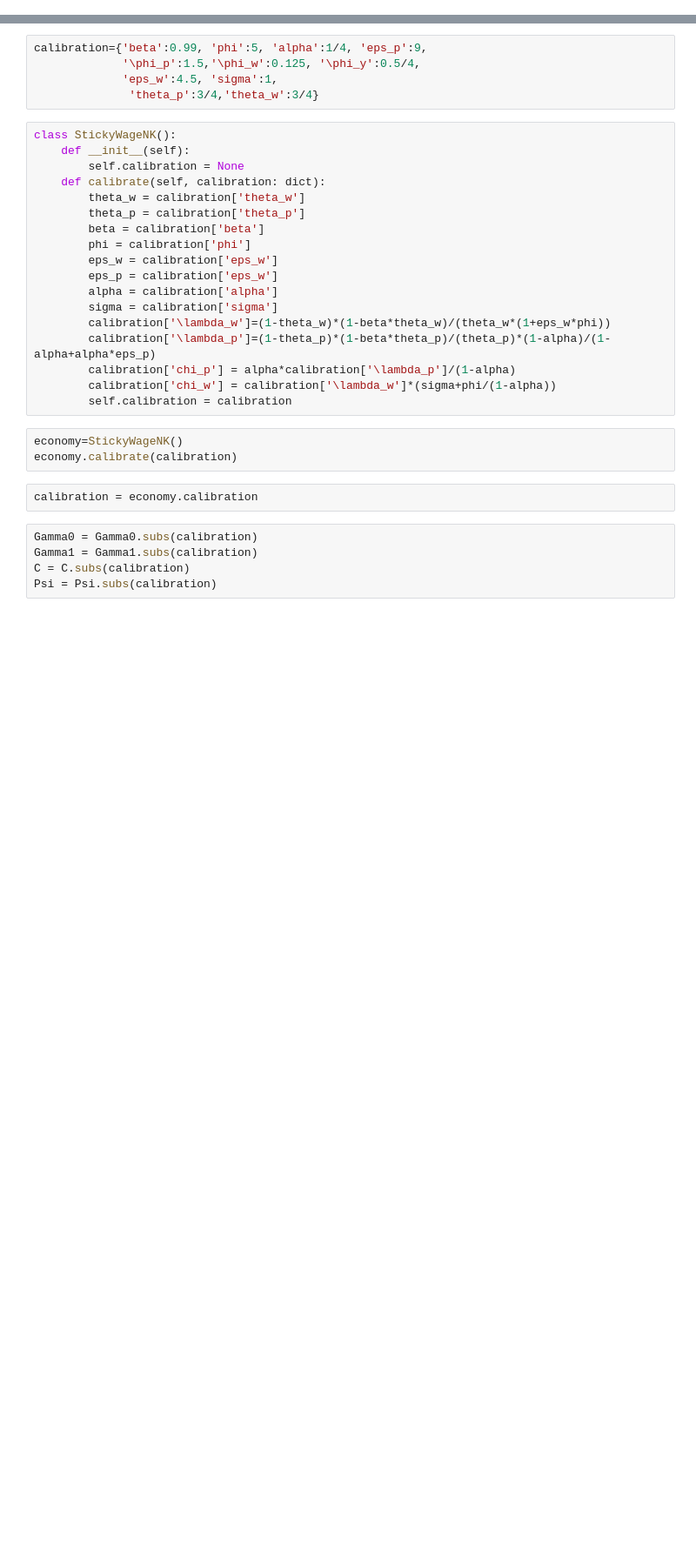
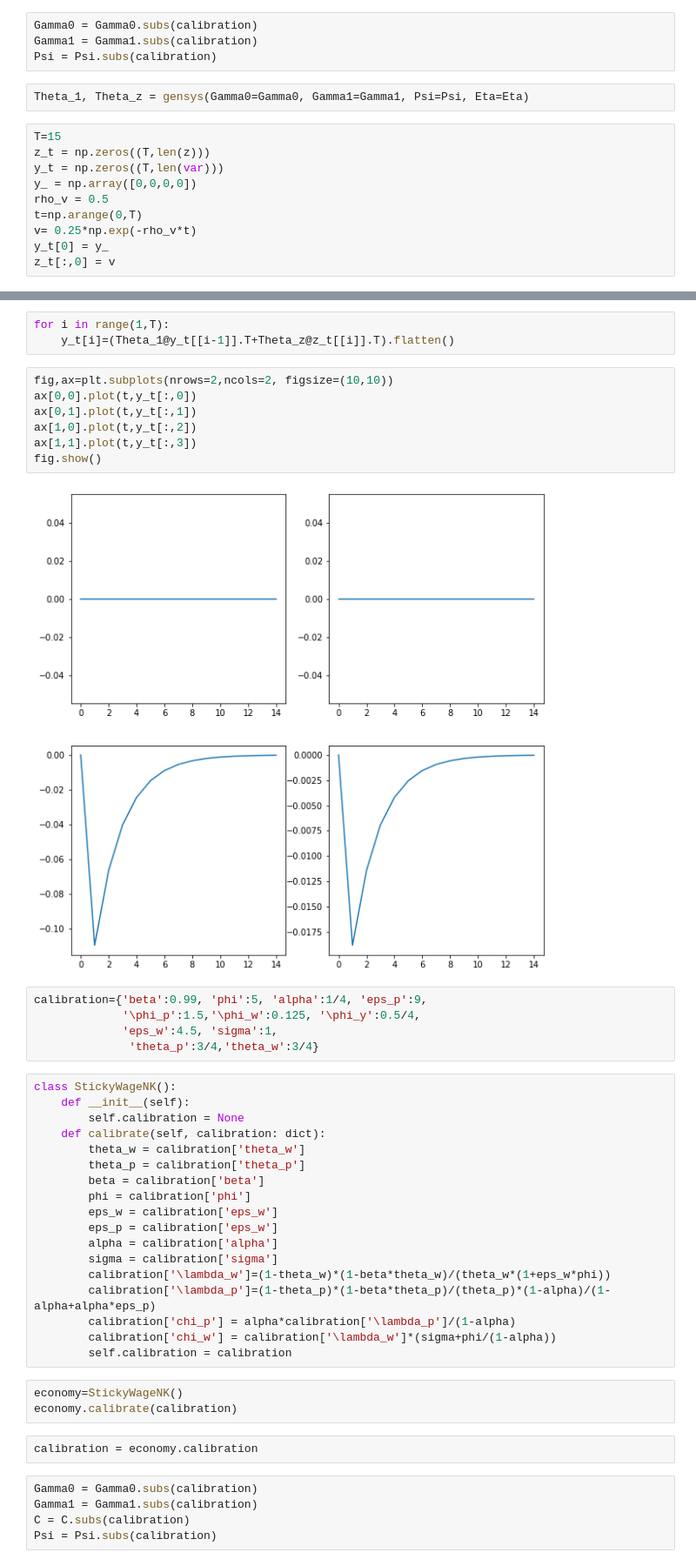
Before and after one commit to TrellixVulnTeam/python_tutorial_B467, a Jupyter notebook: gensys/gensys.ipynb, the cells around one changed output, grey strips where cells are left out. Shown at 87% size. Cells and saved outputs as stored; diff of their text form; blank space fills up the shorter version.

```diff
--- a/gensys/gensys.ipynb
+++ b/gensys/gensys.ipynb
@@ -32,0 +125,16 @@ Eta = sym.Matrix([[0,1,0,0]]).T
+# %%
+Gamma0 = Gamma0.subs(calibration)
+Gamma1 = Gamma1.subs(calibration)
+Psi = Psi.subs(calibration)
+# %%
+Theta_1, Theta_z = gensys(Gamma0=Gamma0, Gamma1=Gamma1, Psi=Psi, Eta=Eta)
+# %%
+T=15
+z_t = np.zeros((T,len(z)))
+y_t = np.zeros((T,len(var)))
+y_ = np.array([0,0,0,0])
+rho_v = 0.5
+t=np.arange(0,T)
+v= 0.25*np.exp(-rho_v*t)
+y_t[0] = y_
+z_t[:,0] = v
@@ -33,3 +152,15 @@ Eta = sym.Matrix([[0,1,0,0]]).T
+# %%
+for i in range(1,T):
+    y_t[i]=(Theta_1@y_t[[i-1]].T+Theta_z@z_t[[i]].T).flatten()
+# %%
+fig,ax=plt.subplots(nrows=2,ncols=2, figsize=(10,10))
+ax[0,0].plot(t,y_t[:,0])
+ax[0,1].plot(t,y_t[:,1])
+ax[1,0].plot(t,y_t[:,2])
+ax[1,1].plot(t,y_t[:,3])
+fig.show()
+# %% [output]
+[figure, added]
 # %%
 calibration={'beta':0.99, 'phi':5, 'alpha':1/4, 'eps_p':9,
              '\phi_p':1.5,'\phi_w':0.125, '\phi_y':0.5/4,
```
Also changed, not shown: parts of 41 cells of this notebook.
